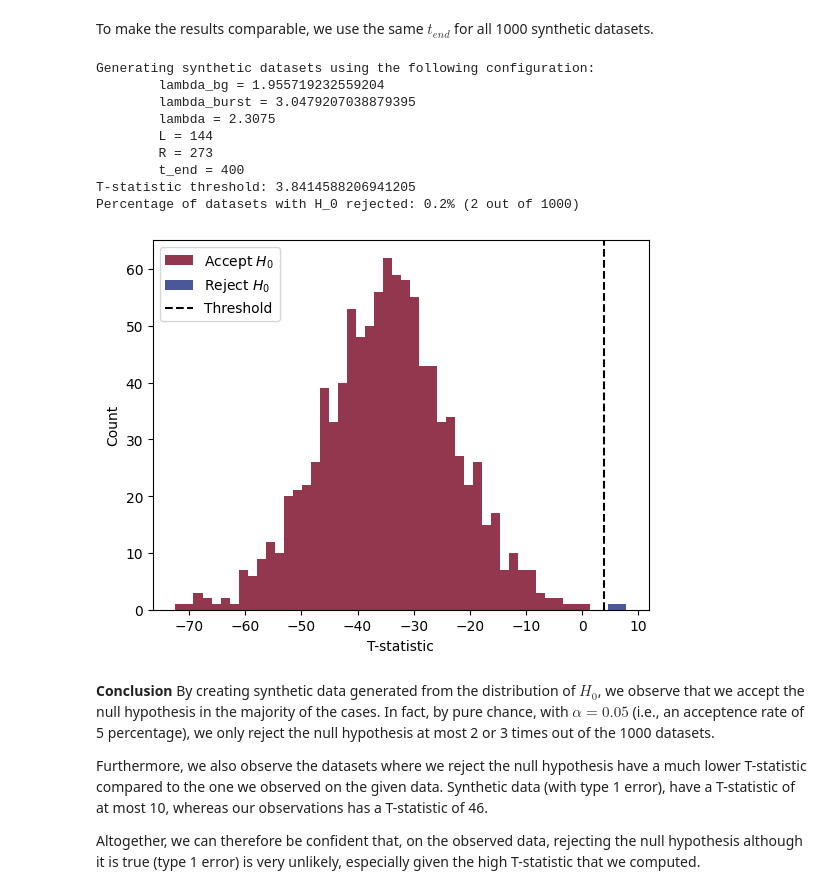
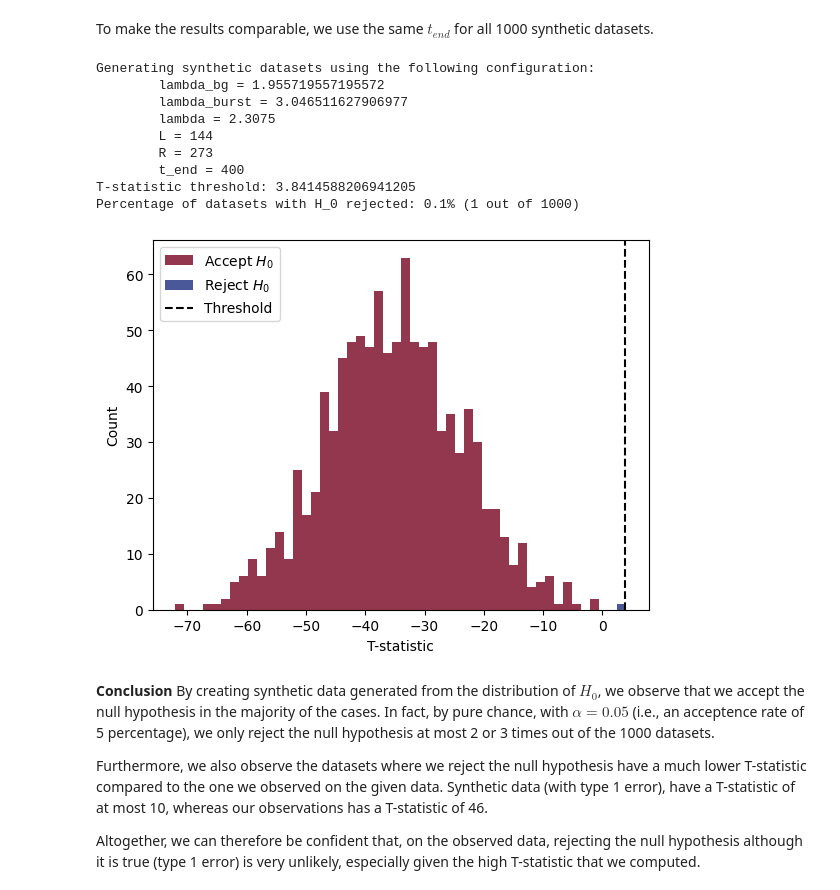
Before and after one commit to FelixCeard/Statistical-Learning-, a Jupyter notebook: sheet-01/code.ipynb, the cells around one changed output. Saved outputs shown, nothing was run; the diff lists cells and outputs as text; code cells hidden in the pictures.

```diff
--- a/sheet-01/code.ipynb
+++ b/sheet-01/code.ipynb
@@ -1961,3 +1914,19 @@ lambda_2 /= (R-L)
 print(lambda_1, lambda_2)
 # %% [output]
 1.955719557195572 3.046511627906977
+# %%
+sum_counts_lambda_1 = 0.0
+for i in range(L):
+    sum_counts_lambda_1 += df['counts'][i].item()
+for i in range(R, T):
+    sum_counts_lambda_1 += df['counts'][i].item()
+
+variance_lambda_1 = (lambda_1**2) / sum_counts_lambda_1
+
+sum_counts_lambda_2 = 0.0
+for i in range(L, R):
+    sum_counts_lambda_2 += df['counts'][i].item()
+
+variance_lambda_2 = (lambda_2**2) / sum_counts_lambda_2
+
+variance_lambda_1, variance_lambda_2
@@ -1974,6 +1950,6 @@ lambda_MLE.item()
 # %% [markdown]
 ### (d) Log-Likelihood Ratio Test
 # %%
-_lambda_1, _lambda_2 = lambda_1.item(), lambda_2.item()
+_lambda_1, _lambda_2 = lambda_1, lambda_2
 _lambda_1, _lambda_2
 # %% [output]
@@ -2022,12 +2049,12 @@ To make the results comparable, we use the same $t_{end}$ for all 1000 synthetic
 # %%
 t_end = len(df['counts'])
 # %%
-def generate_synthetic_dataset(lambda_1: float, lambda_2: float, L: int, R: int, T: int) -> np.ndarray:
+def generate_synthetic_dataset(lambda_1: float, lambda_2: float, L: int, R: int, T: int, seed: int = 42) -> np.ndarray:
     assert L < R
     assert R < T
 
     # random generator
-    rng = np.random.default_rng()
+    rng = np.random.default_rng(seed=seed)
 
     data = []
 
@@ -2050,7 +2077,7 @@ print(f'\tt_end = {t_end}')
 T_statistics = []
 for i in range(num_synthetic_datasets):
     # data = generate_synthetic_dataset(_lambda_1, _lambda_2, L, R, t_end)
-    data = generate_synthetic_dataset(_lambda_1, _lambda_1, L, R, t_end)
+    data = generate_synthetic_dataset(_lambda_1, _lambda_1, L, R, t_end, seed=i*5)
     t_statistic = compute_T_statistic(data, _lambda_1, _lambda_2, lambda_MLE, L, R, t_end)
     T_statistics.append(t_statistic)
 T_statistics = np.array(T_statistics)
@@ -2064,37 +2091,37 @@ print('T-statistic threshold:', T_statistic_threshold)
 # T_statistics = np.array([1.0 - stats.chi2.cdf(t, df=1) for t in T_statistics])
 
 # Plotting
 T_accept = T_statistics[T_statistics <= T_statistic_threshold]
 T_above = T_statistics[T_statistics > T_statistic_threshold]
 
 print(f'Percentage of datasets with H_0 rejected: {100.0 * (len(T_above) / len(T_statistics))}% ({len(T_above)} out of {len(T_statistics)})')
 # print(f'Percentage of Type 2 error in synthetic data: {100.0 * (len(T_above) / len(T_statistics))}% ({len(T_accept)} out of {len(T_statistics)})')
 
 
 bins = np.histogram_bin_edges(T_statistics, bins=50)
 plt.hist(
     [T_accept, T_above],
     bins=bins,
     color=['#92374D', '#4A5899'],
     label=['Accept $H_0$', 'Reject $H_0$'],
     stacked=True,
 )
 plt.axvline(T_statistic_threshold, color='k', linestyle='--', label='Threshold')
 plt.xlabel('T-statistic')
 plt.ylabel('Count')
 plt.legend()
 plt.show()
 # %% [output]
 Generating synthetic datasets using the following configuration:
-        lambda_bg = 1.955719232559204
-        lambda_burst = 3.0479207038879395
+        lambda_bg = 1.955719557195572
+        lambda_burst = 3.046511627906977
         lambda = 2.3075
         L = 144
         R = 273
         t_end = 400
 T-statistic threshold: 3.8414588206941205
-Percentage of datasets with H_0 rejected: 0.2% (2 out of 1000)
+Percentage of datasets with H_0 rejected: 0.1% (1 out of 1000)
-[figure, old version]
+[figure, new version]
 # %% [markdown]
 **Conclusion**
 By creating synthetic data generated from the distribution of $H_0$, we observe that we accept the null hypothesis in the majority of the cases. In fact, by pure chance, with $\alpha = 0.05$ (i.e., an acceptence rate of 5 percentage), we only reject the null hypothesis at most 2 or 3 times out of the 1000 datasets.
```
Also changed, not shown: parts of 44 cells of this notebook, 2 other files.
